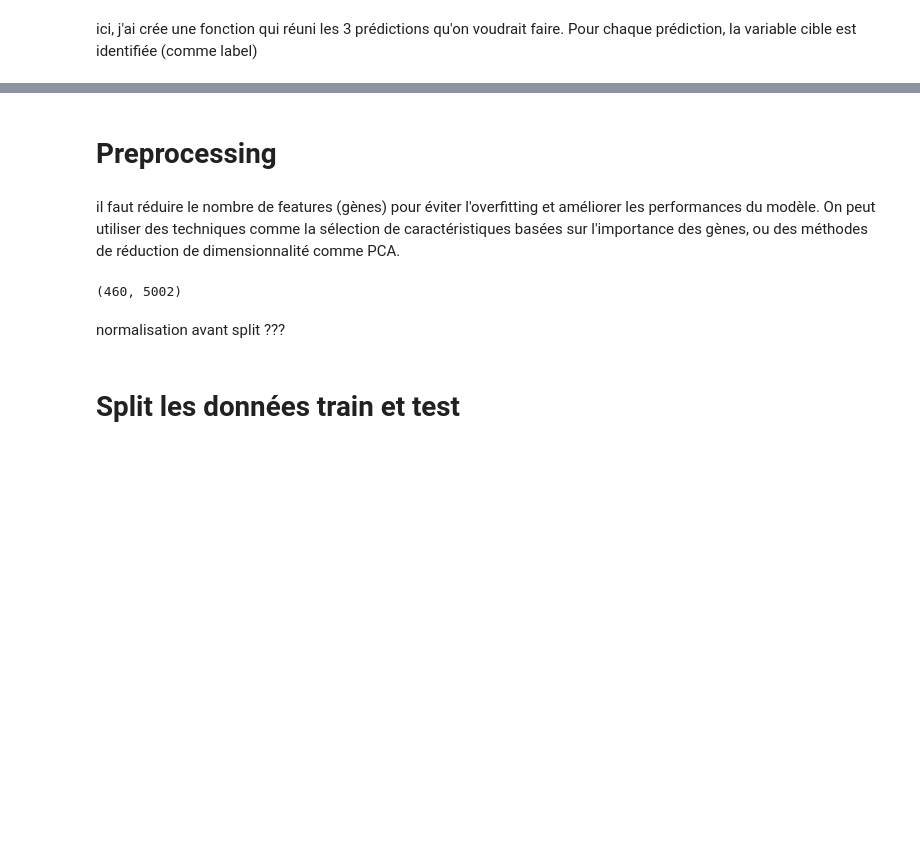
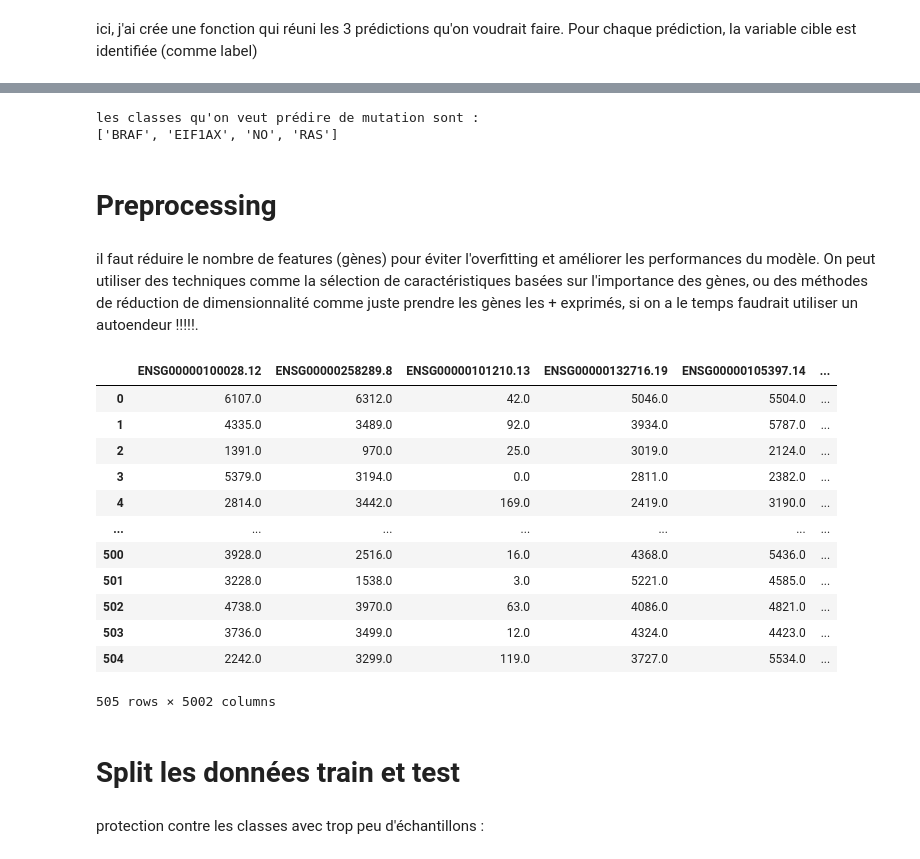
Before and after one commit to elodiehusson/Deep-Learning-Project, a Jupyter notebook: script/Début de pipeline.ipynb, the cells around one changed output, grey strips where cells are left out. Drawn from its saved outputs; the diff is of its cells as text; code cells hidden in the pictures; blank space fills up the shorter version.

Commit message:
premiere ébauche + automatisation presque complète du modèle

```diff
--- a/script/Début de pipeline.ipynb
+++ b/script/Début de pipeline.ipynb
@@ -116,6 +117,10 @@ def build_task(choix, X):
             ["Stade_III", "Stade_IV"]
         ).astype(int).values
 
+        class_names = ["Early", "Late"]
+        n_classes = 2
+        loss = "binary_crossentropy"
+        output_activation = "sigmoid"
         encoder = None
 
     elif choix == "type_tumoral":
@@ -124,20 +129,31 @@ def build_task(choix, X):
         encoder = LabelEncoder()
         labels = encoder.fit_transform(tumor_type)
 
+        class_names = encoder.classes_.tolist()
+        n_classes = len(class_names)
+        loss = "sparse_categorical_crossentropy"
+        output_activation = "softmax"
+
     elif choix == "mutation":
         mutation = pd.Series(labels_index.str.extract(r"MUT=([^_]+)")[0].values, index=X_out.index)
 
         encoder = LabelEncoder()
         labels = encoder.fit_transform(mutation)
 
+
+        class_names = encoder.classes_.tolist()
+        n_classes = len(class_names)
+        loss = "sparse_categorical_crossentropy"
+        output_activation = "softmax"
+
     else:
         raise ValueError(
             "le choix doit etre 'stade_tumoral', 'type_tumoral' ou 'mutation'"
         )
 
-    return X_out.values, labels, encoder
+    return X_out.values, labels, encoder, loss, class_names, n_classes, output_activation
 
-X_out, labels, encoder = build_task(choix, X_full)
+X_out, labels, encoder, loss, class_names, n_classes, output_activation = build_task(choix, X_full)
 # %%
 print(f"les labels de {choix} : \n{labels}")
 # %% [output]
@@ -158,28 +186,48 @@ les labels de stade_tumoral :
+# %%
+print(f"les classes qu'on veut prédire de {choix} sont : \n{class_names}")
+# %% [output]
+les classes qu'on veut prédire de mutation sont :
+['BRAF', 'EIF1AX', 'NO', 'RAS']
 # %% [markdown]
 # **Preprocessing**
 # %% [markdown]
-il faut réduire le nombre de features (gènes) pour éviter l'overfitting et améliorer les performances du modèle. On peut utiliser des techniques comme la sélection de caractéristiques basées sur l'importance des gènes, ou des méthodes de réduction de dimensionnalité comme PCA.
+il faut réduire le nombre de features (gènes) pour éviter l'overfitting et améliorer les performances du modèle. On peut utiliser des techniques comme la sélection de caractéristiques basées sur l'importance des gènes, ou des méthodes de réduction de dimensionnalité comme juste prendre les gènes les + exprimés, si on a le temps faudrait utiliser un autoendeur !!!!!.
 # %%
-import numpy as np
+# récupérer les noms
+gene_names = X_full.columns[:-2]
+meta_names = X_full.columns[-2:]
 
-# Séparer expression / metadata
-X_expr = X_out[:, :-2]   # gènes
+X_expr = X_out[:, :-2]   # gènes uniquement
 X_meta = X_out[:, -2:]   # age, sex
 
-# variance par gène
+# filtrage variance
 variances = X_expr.var(axis=0)
+k = 5000
+top_idx = np.argsort(variances)[-k:]
+selected_genes = gene_names[top_idx]
 
-# garder les gènes les plus variables
-k = 5000   # valeur standard en RNA-seq
-top_idx = np.argsort(variances)[-k:]
-
+# reconstruire DataFrame
 X_expr_filt = X_expr[:, top_idx]
 
-# recombiner
-X_reduced = np.hstack([X_expr_filt, X_meta])
+X_reduced = pd.DataFrame(
+    np.hstack([X_expr_filt, X_meta]),
+    # index=X_full.index[:X_expr_filt.shape[0]], # indice décalé pour stage tumoral parce que on a retiré 45 patients, on l'enleve, c'est plus important
+    columns=list(selected_genes) + list(meta_names)
+)
 
-print(X_reduced.shape)
+
+X_reduced
 # %% [output]
+|  | ENSG00000100028.12 | ENSG00000258289.8 | ENSG00000101210.13 | ENSG00000132716.19 | ENSG00000105397.14 | ... |
+| 0 | 6107.0 | 6312.0 | 42.0 | 5046.0 | 5504.0 | ... |
+| 1 | 4335.0 | 3489.0 | 92.0 | 3934.0 | 5787.0 | ... |
+| 2 | 1391.0 | 970.0 | 25.0 | 3019.0 | 2124.0 | ... |
+| 3 | 5379.0 | 3194.0 | 0.0 | 2811.0 | 2382.0 | ... |
+| 4 | 2814.0 | 3442.0 | 169.0 | 2419.0 | 3190.0 | ... |
+| ... | ... | ... | ... | ... | ... | ... |
+| 500 | 3928.0 | 2516.0 | 16.0 | 4368.0 | 5436.0 | ... |
+| 501 | 3228.0 | 1538.0 | 3.0 | 5221.0 | 4585.0 | ... |
+| 502 | 4738.0 | 3970.0 | 63.0 | 4086.0 | 4821.0 | ... |
+| 503 | 3736.0 | 3499.0 | 12.0 | 4324.0 | 4423.0 | ... |
+| 504 | 2242.0 | 3299.0 | 119.0 | 3727.0 | 5534.0 | ... |
-(460, 5002)
+505 rows × 5002 columns
-# %% [markdown]
-normalisation avant split ???
@@ -197,2 +234,4 @@ n_classes = len(label_encoder.classes_)
 # %% [markdown]
 # **Split les données train et test**
+# %% [markdown]
+protection contre les classes avec trop peu d'échantillons :
```
Also changed, not shown: parts of 37 cells of this notebook, 4 other files.
